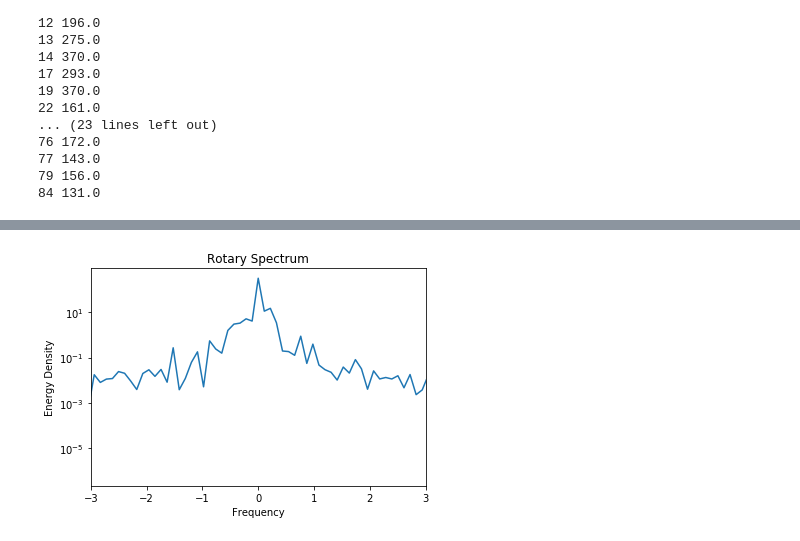
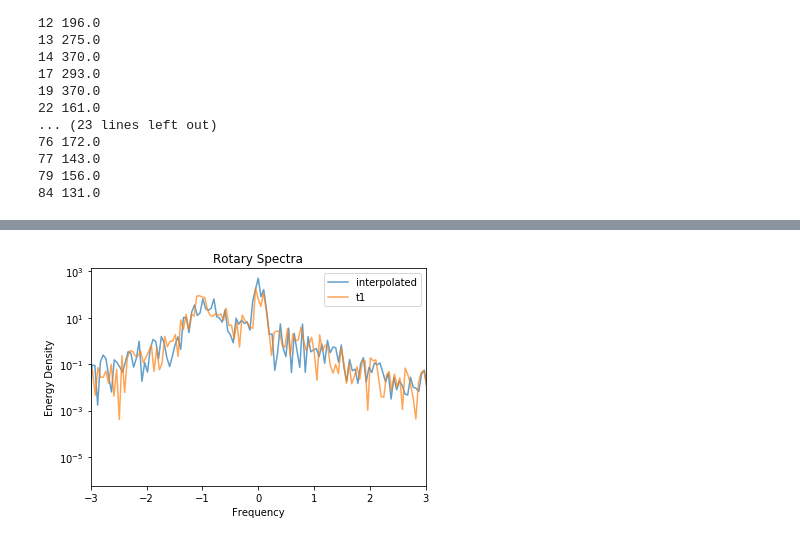
Before and after one commit to mclaret/JISAOinternship, a Jupyter notebook: notebooks/mark/eddy_practiceInterpolation.ipynb, the cells around one changed output, grey strips where cells are left out. Cells and saved outputs as stored; diff of their text form; code cells hidden in the pictures.

Commit message:
fixed nav resolution, compared to eularian frame, and added validation cells

```diff
--- a/notebooks/mark/eddy_practiceInterpolation.ipynb
+++ b/notebooks/mark/eddy_practiceInterpolation.ipynb
@@ -148,3 +204,23 @@ fq_k1_norm = fq_k1*2*np.pi/fCor/3600          # normalized to coriolis frequency
 # rearrange data for plotting
 amp_k1 = np.fft.fftshift(amp_k1)
 fq_k1_norm = np.fft.fftshift(fq_k1_norm)
+# %%
+# compare time series of interpolated data to data at last position
+plt.figure(1)
+plt.plot(eddy['step'], U_k1, label='U_int', alpha=0.7)
+lat = int((eddy['y1'][-1] - lowest_lat)/nav_res)
+lon = int((eddy['x1'][-1] - lowest_lon)/nav_res)
+print(lat, lon)
+U_real = gridU_k1.variables['vozocrtx'][t0:t1+1, 0, lat, lon].copy()  # zonal velocities grid
+V_real = gridV_k1.variables['vomecrty'][t0:t1+1, 0, lat, lon].copy()  # meridional velocities grid
+otherTimes = np.arange(t0, t1+1, 1)
+plt.plot(otherTimes,U_real, label='U_t1', alpha=0.7)
+plt.legend()
+plt.title('Time Series')
+
+plt.figure(2)
+plt.plot(eddy['step'], V_k1, label='V_int', alpha=0.7)
+plt.plot(otherTimes,V_real, label='V_t1', alpha=0.7)
+plt.plot()
+plt.legend()
+plt.show()
@@ -151,15 +231,34 @@ fq_k1_norm = np.fft.fftshift(fq_k1_norm)
+# %%
+# perform fft on data at last position to compare with interpolated data
+alpha=0.2
+
+# Tapered cosine window
+win = signal.tukey(len(otherTimes), alpha)  # 20% of points
+
+hvel_real = np.array(U_real) + 1j*np.array(V_real)
+fc_real = np.fft.fft(hvel_real*win)  # k1 Fourier coefficients (FCs) w/ window
+amp_real = np.abs(fc_real)**2     # amplitude of k1 FCs
+
+fq_real = np.fft.fftfreq(otherTimes.shape[-1],dt)    # frequencies corresponding to each FC (cycles/h)
+fq_real_norm = fq_real*2*np.pi/fCor/3600          # normalized to coriolis frequency
+
+# rearrange data for plotting
+amp_real = np.fft.fftshift(amp_real)
+fq_real_norm = np.fft.fftshift(fq_real_norm)
 # %%
-# plot rotary spectrum
+# compare rotary spectrum of interpolated data to spectrum of data at first position
 plt.figure()
-plt.plot(fq_k1_norm, amp_k1)
+plt.plot(fq_k1_norm, amp_k1, label='interpolated', alpha=0.7)
+plt.plot(fq_real_norm, amp_real, label='t1', alpha=0.7)
 plt.xlim(-3,3)
 #plt.ylim(10**0)
 
 # plot labels
-plt.title('Rotary Spectrum')
+plt.title('Rotary Spectra')
 plt.xlabel('Frequency')
 plt.ylabel('Energy Density')
 plt.yscale('log')
+plt.legend()
 plt.show()
 # %% [output]
-[figure, old version]
+[figure, new version]
```
Also changed, not shown: parts of 7 cells of this notebook.
